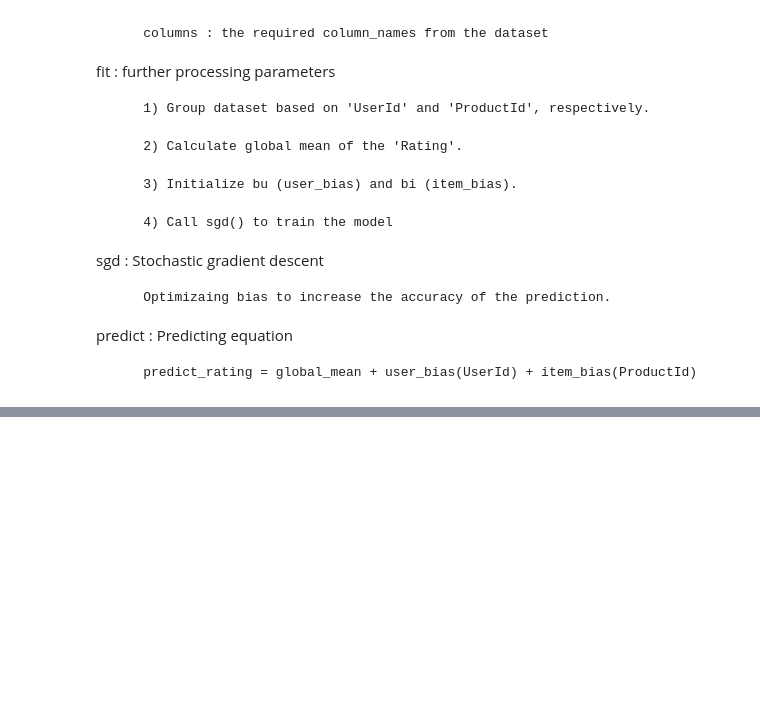
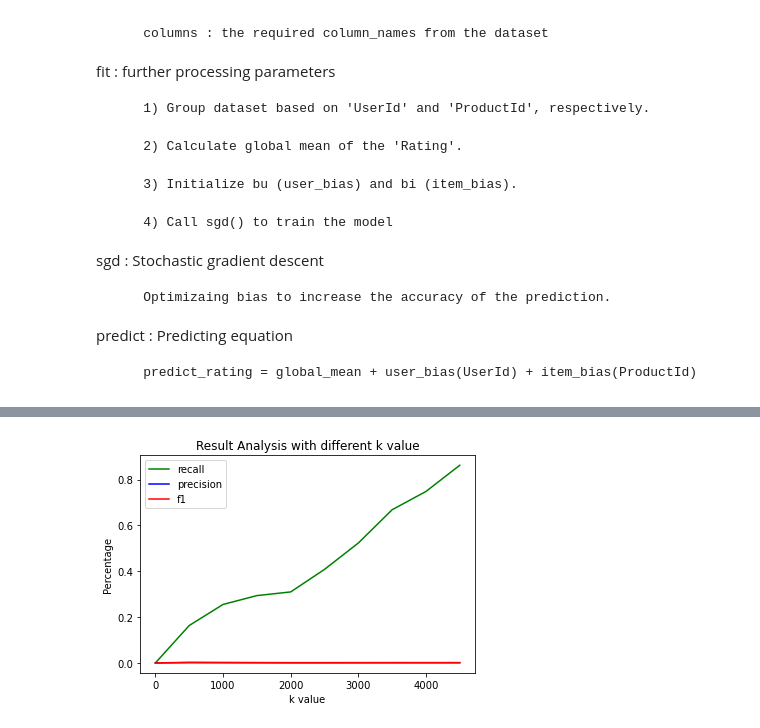
Before and after one commit to Nick-liu666/496_project_code, a Jupyter notebook: model_method.ipynb, the cells around one changed output, grey strips where cells are left out. Cells and saved outputs as stored; diff of their text form; code cells hidden in the pictures; blank space fills up the shorter version.

```diff
--- a/model_method.ipynb
+++ b/model_method.ipynb
@@ -153,5 +186,5 @@ def data_split(dataset, x=0.8):
 # %%
-# trainUserDic, trainItemDic = genUserDic(np.array(trainset))
+trainUserDic, trainItemDic = genUserDic(np.array(dataset[:dataCount]))
 # %%
 def modelRecommendation(bcf, uid, items, k = 10):
     pred_rating_result = [(iid, bcf.predict(uid,iid)) for iid in items]
@@ -224,0 +250,11 @@ def modelRecommendation(bcf, uid, items, k = 10):
+# %%
+# Set up the test user id list
+# In case, the error cause by the new test user id for the trainning model
+listTestUsers = list(set(testset["UserId"]))
+print(len(listTestUsers))
+users =[]
+for userId in listTestUsers:
+    if userId in trainUserDic.keys():
+        users.append(userId)
+lista = users[:]
+len(lista)
@@ -224,0 +264,20 @@ def modelRecommendation(bcf, uid, items, k = 10):
+# %%
+recall_list = []
+precision_list =[]
+f1_list =[]
+kv = []
+for num in range(1,5001,500):
+    print(num)
+    kv.append(num)
+    recall_value = recall(lista,trainUserDic, trainItemDic, trainUserDic,k=num, bcf =bcf,trainset=trainset)
+    recall_list.append(recall_value)
+    # print("recall_value",recall_value)
+
+    precision_value = precision(lista,trainUserDic, trainItemDic, trainUserDic,k=num, bcf =bcf,trainset=trainset)
+    precision_list.append(precision_value)
+    # print(precision_value)
+
+    if (recall_value + precision_value) == 0: f1_value = 0
+    else: f1_value = 2 * recall_value * precision_value/(recall_value + precision_value)
+    # f1_value = f1(lista,trainUserDic, trainItemDic, trainUserDic,k=num, bcf =bcf,trainset=trainset)
+    f1_list.append(f1_value)
@@ -224,0 +295,13 @@ def modelRecommendation(bcf, uid, items, k = 10):
+# %%
+plt.title('Result Analysis with different k value')
+
+plt.plot(kv, recall_list, color='green', label='recall')
+plt.plot(kv, precision_list, color='blue', label='precision')
+plt.plot(kv, f1_list,  color='red', label='f1')
+
+plt.legend()
+plt.xlabel('k value')
+plt.ylabel('Percentage')
+plt.show()
+# %% [output]
+[figure, added]
```
Also changed, not shown: parts of 11 cells of this notebook, 2 other files.
